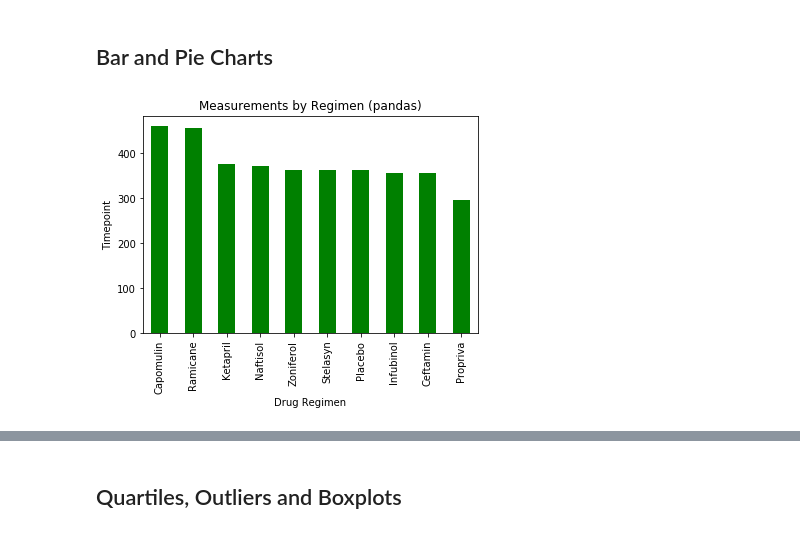
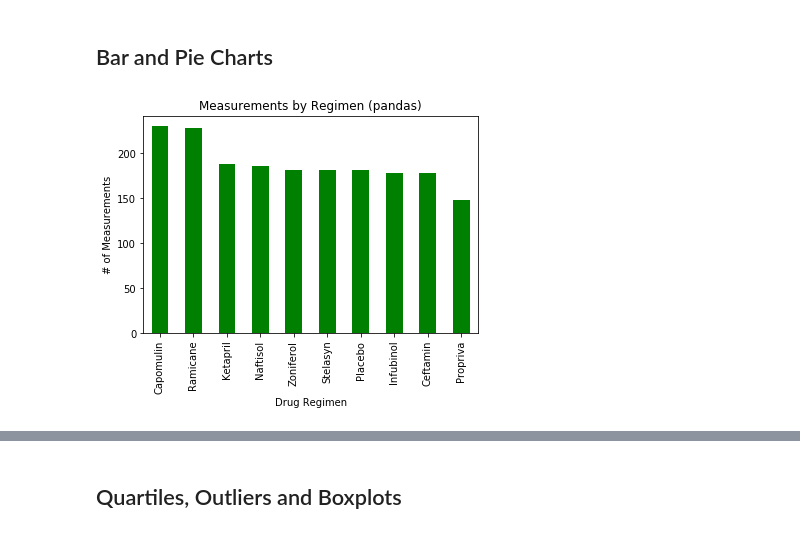
Before and after one commit to gigilynne/MatplotlibChallenge, a Jupyter notebook: pymaceuticals_analysis.ipynb, the cells around one changed output, grey strips where cells are left out. Saved outputs shown, nothing was run; the diff lists cells and outputs as text; code cells hidden in the pictures.

```diff
--- a/pymaceuticals_analysis.ipynb
+++ b/pymaceuticals_analysis.ipynb
@@ -378,21 +378,18 @@ mouse_summary_df
 # %%
 # Generate a bar plot showing the total number of measurements taken on each drug regimen using pandas.
 
-# Get drug regimen and total number of measurements data
+# Get drug regimen with total number of measurements data
 drug_data = clean_study_df["Drug Regimen"].value_counts()
 
-#Set the values for the plot
-regimen_pandas = drug_data.add(drug_data,fill_value=0)
-
 # Configure plot, and color
-regimen_pandas.plot(kind="bar", facecolor="green")
+drug_data.plot(kind="bar", facecolor="green")
 
 # Set properties
 plt.title("Measurements by Regimen (pandas)")
-plt.ylabel("Timepoint")
+plt.ylabel("# of Measurements")
 plt.xlabel("Drug Regimen")
 
 # Show plot
 plt.show()
 # %% [output]
-[figure, old version]
+[figure, new version]
```
Also changed, not shown: parts of 4 cells of this notebook.
